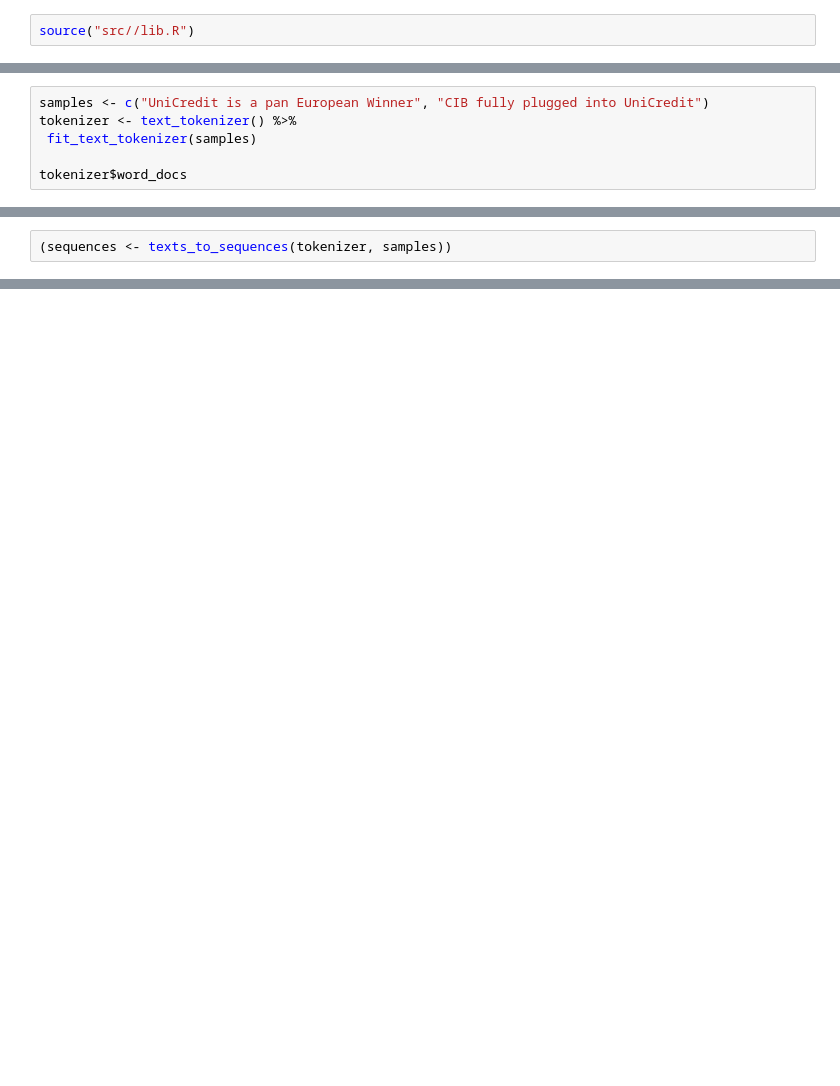
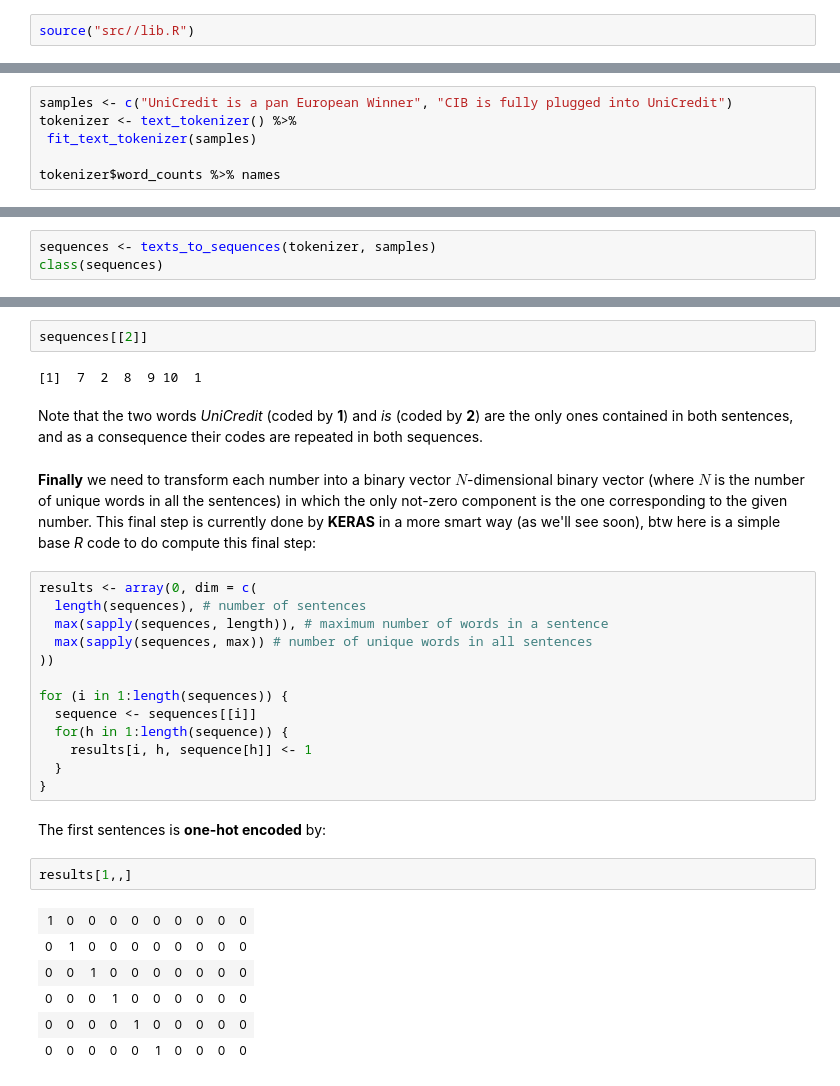
Before and after one commit to mmmlc/mlTeachings, a Jupyter notebook: 3_5_RNN.ipynb, the cells around one changed output, grey strips where cells are left out. Saved outputs shown, nothing was run; the diff lists cells and outputs as text; blank space fills up the shorter version.

Commit message:
words embedding with final example

```diff
--- a/3_5_RNN.ipynb
+++ b/3_5_RNN.ipynb
@@ -21,7 +21,7 @@ The **first step** in this process is to segment text data into words, aka *Toke
 # %%
-samples <- c("UniCredit is a pan European Winner", "CIB fully plugged into UniCredit")
+samples <- c("UniCredit is a pan European Winner", "CIB is fully plugged into UniCredit")
 tokenizer <- text_tokenizer() %>%
  fit_text_tokenizer(samples)
 
-tokenizer$word_docs
+tokenizer$word_counts %>% names
 # %% [output]
@@ -51,3 +59,4 @@ Both sub steps are implemented into the **Keras** framework. First associate eac
 # %%
-(sequences <- texts_to_sequences(tokenizer, samples))
+sequences <- texts_to_sequences(tokenizer, samples)
+class(sequences)
 # %% [output]
@@ -58,0 +72,32 @@ Both sub steps are implemented into the **Keras** framework. First associate eac
+# %%
+sequences[[2]]
+# %% [output]
+[1]  7  2  8  9 10  1
+# %% [markdown]
+Note that the two words *UniCredit* (coded by **1**) and *is* (coded by **2**) are the only ones contained in both sentences, and as a consequence their codes are repeated in both sequences.
+# %% [markdown]
+**Finally** we need to transform each number into a binary vector $N$-dimensional binary vector (where $N$ is the number of unique words in all the sentences) in which the only not-zero component is the one corresponding to the given number. This final step is currently done by **KERAS** in a more smart way (as we'll see soon), btw here is a simple base *R* code to do compute this final step:
+# %%
+results <- array(0, dim = c(
+  length(sequences), # number of sentences
+  max(sapply(sequences, length)), # maximum number of words in a sentence
+  max(sapply(sequences, max)) # number of unique words in all sentences
+))
+
+for (i in 1:length(sequences)) {
+  sequence <- sequences[[i]]
+  for(h in 1:length(sequence)) {
+    results[i, h, sequence[h]] <- 1
+  }
+}
+# %% [markdown]
+The first sentences is **one-hot encoded** by:
+# %%
+results[1,,]
+# %% [output]
+| 1 | 0 | 0 | 0 | 0 | 0 | 0 | 0 | 0 | 0 |
+| 0 | 1 | 0 | 0 | 0 | 0 | 0 | 0 | 0 | 0 |
+| 0 | 0 | 1 | 0 | 0 | 0 | 0 | 0 | 0 | 0 |
+| 0 | 0 | 0 | 1 | 0 | 0 | 0 | 0 | 0 | 0 |
+| 0 | 0 | 0 | 0 | 1 | 0 | 0 | 0 | 0 | 0 |
+| 0 | 0 | 0 | 0 | 0 | 1 | 0 | 0 | 0 | 0 |
```
Also changed, not shown: parts of 31 cells of this notebook, 2 other files.
